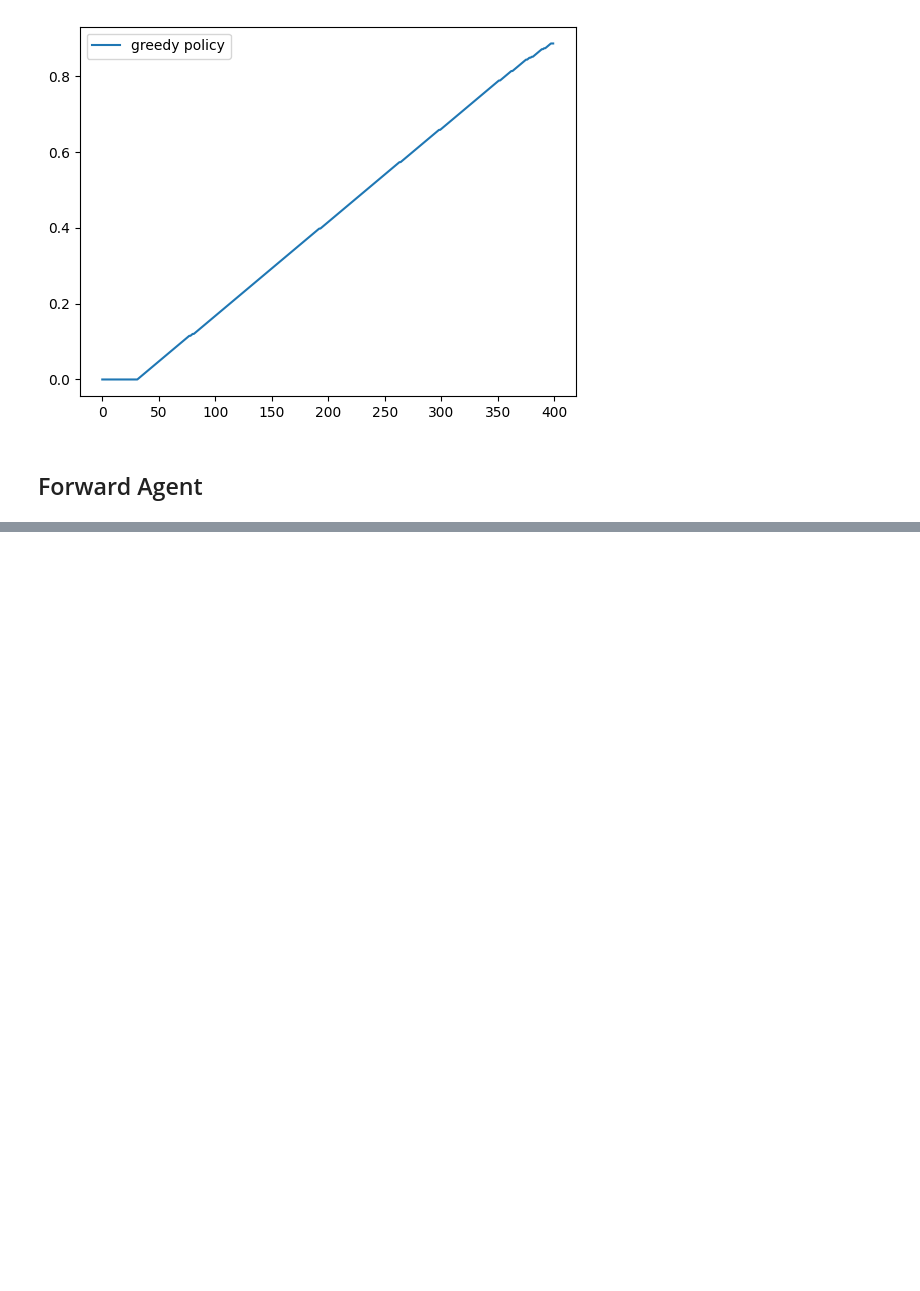
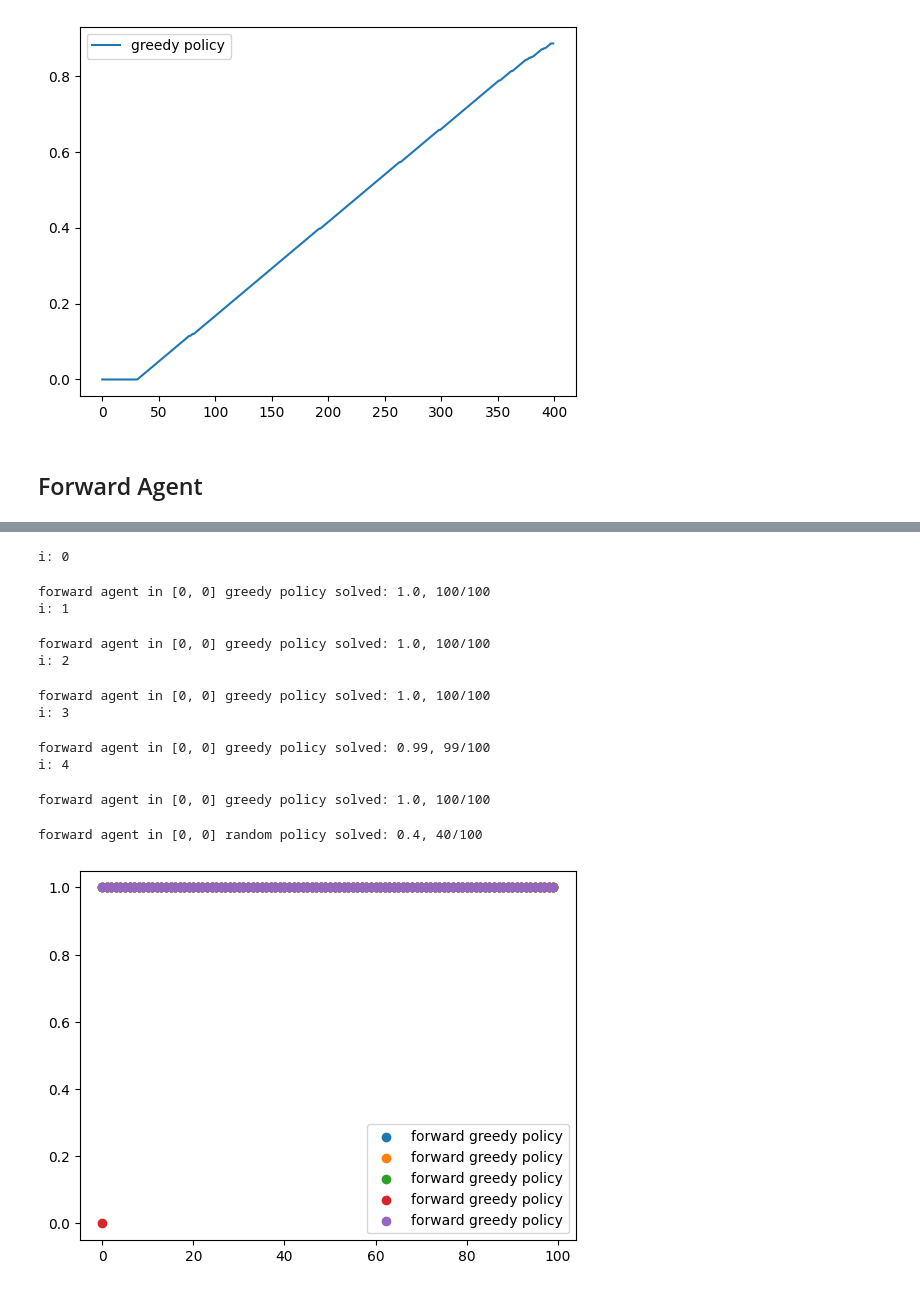
Before and after one commit to paulkroe/Schokoban, a Jupyter notebook: backward_agent.ipynb, the cells around one changed output, grey strips where cells are left out. Drawn from its saved outputs; the diff is of its cells as text; code cells hidden in the pictures; blank space fills up the shorter version.

```diff
--- a/backward_agent.ipynb
+++ b/backward_agent.ipynb
@@ -461,7 +445,22 @@ forwardagent.train(number_of_episodes=100, start=9, end=9)
 # %%
 # TODO: it seems like if the agent does not find the goal in the first iteration, its value function converges to a undesirable stationary function
 # a quick fix might be to just make the first 3 epochs pure exploration (but this mean that agent is only effective if random policy works really well already)
-for i in range(10):
+for i in range(5):
   print(f"i: {i}")
   forwardagent = ForwardAgent()
-  forwardagent.train(number_of_episodes=100, start=1, end=1)
+  forwardagent.train(number_of_episodes=100, start=0, end=0)
+baseline = ForwardAgent()
+baseline.random_baseline(number_of_episodes=100, start=0, end=0, plot=False)
+# %% [output]
+i: 0
+forward agent in [0, 0] greedy policy solved: 1.0, 100/100
+i: 1
+forward agent in [0, 0] greedy policy solved: 1.0, 100/100
+i: 2
+forward agent in [0, 0] greedy policy solved: 1.0, 100/100
+i: 3
+forward agent in [0, 0] greedy policy solved: 0.99, 99/100
+i: 4
+forward agent in [0, 0] greedy policy solved: 1.0, 100/100
+forward agent in [0, 0] random policy solved: 0.4, 40/100
+[figure, added]
```
Also changed, not shown: parts of 5 cells of this notebook.
